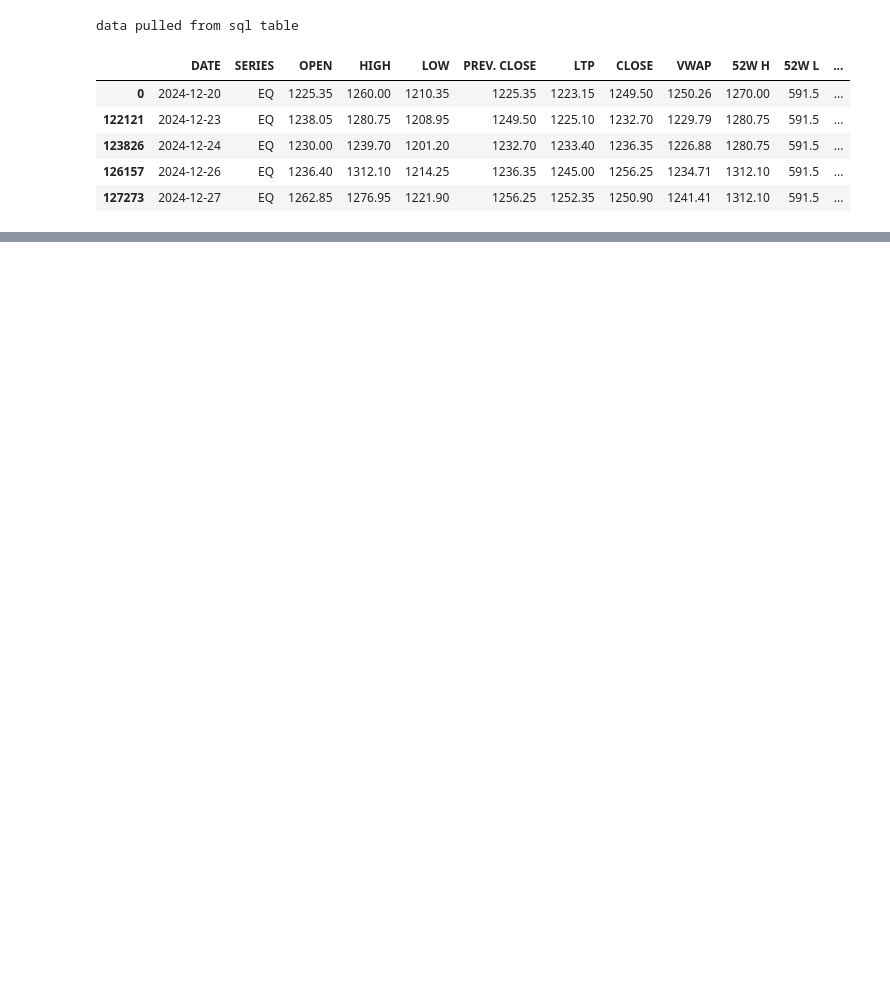
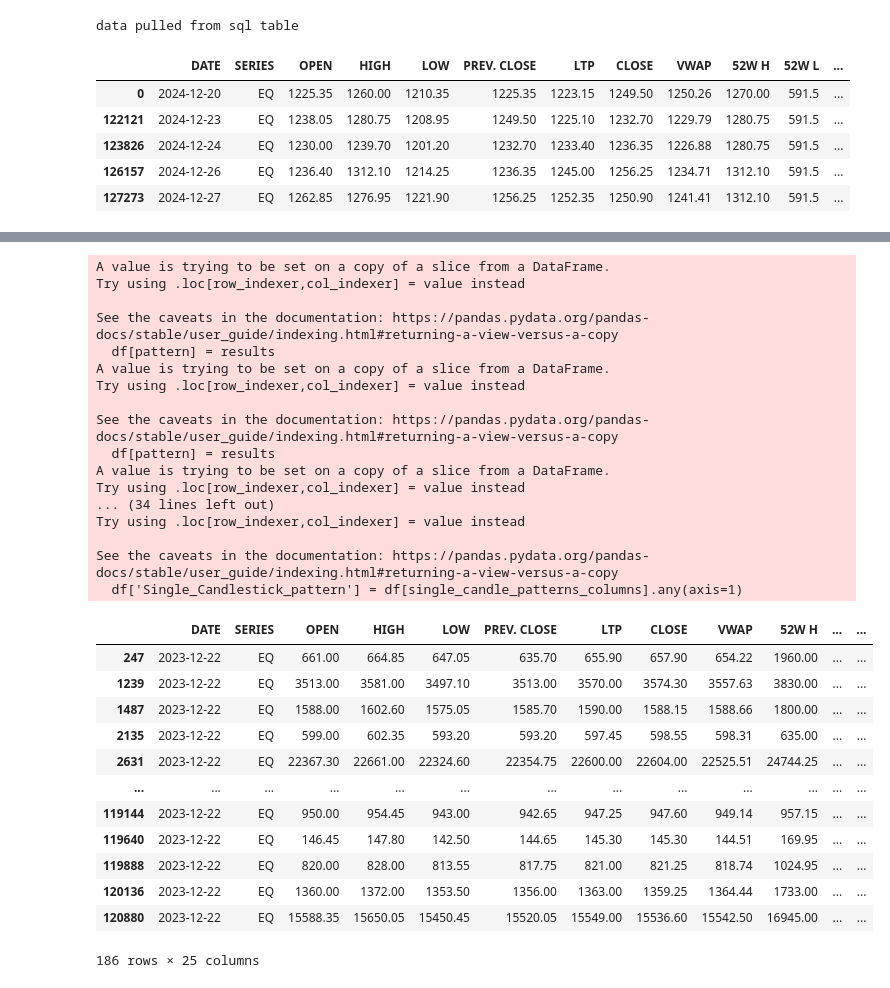
Before and after one commit to jai3703/chatbot_using_llm, a Jupyter notebook: technical_strategy.ipynb, the cells around one changed output, grey strips where cells are left out. Saved outputs shown, nothing was run; the diff lists cells and outputs as text; code cells hidden in the pictures; blank space fills up the shorter version.

```diff
--- a/technical_strategy.ipynb
+++ b/technical_strategy.ipynb
@@ -49,6 +49,14 @@ df_symbol.tail()
 | 126157 | 2024-12-26 | EQ | 1236.40 | 1312.10 | 1214.25 | 1236.35 | 1245.00 | 1256.25 | 1234.71 | 1312.10 | 591.5 | ... |
 | 127273 | 2024-12-27 | EQ | 1262.85 | 1276.95 | 1221.90 | 1256.25 | 1252.35 | 1250.90 | 1241.41 | 1312.10 | 591.5 | ... |
 # %%
+# Volume confirmation
+def volume_confirmation(days,df):
+    """Check if current volume exceeds 10-day average volume."""
+    df['Avg_Volume'] = df['VOLUME'].rolling(window=days).mean()
+    df['Volume_Confirmed'] = df['VOLUME'] > 1.1 * df['Avg_Volume']
+    return df
+
+
 def process_dataframe(df):
     patterns = {
         "Doji": [],
@@ -78,5 +86,17 @@ def process_dataframe(df):
     for pattern, results in patterns.items():
         df[pattern] = results
 
+    single_candle_patterns_columns = ["Doji",
+        "Four Price Doji",
+        "Long Legged Doji",
+        "Gravestone Doji",
+        "Dragonfly Doji",
+        "Hammer",
+        "Hanging Man",
+        "Bullish Marubozu",
+        "Bearish Marubozu"]
+    df = df.sort_values(by=['SYMBOL','DATE'])
+    df['Single_Candlestick_pattern'] = df[single_candle_patterns_columns].any(axis=1)
+    df = volume_confirmation(10,df)
     return df
 # %%
@@ -92,0 +132,35 @@ display(processed_df.head())
+# %%
+processed_df = process_dataframe(df_date)
+processed_df = processed_df[processed_df['Single_Candlestick_pattern']==True]
+processed_df
+# %% [output]
+A value is trying to be set on a copy of a slice from a DataFrame.
+Try using .loc[row_indexer,col_indexer] = value instead
+
+See the caveats in the documentation: https://pandas.pydata.org/pandas-docs/stable/user_guide/indexing.html#returning-a-view-versus-a-copy
+  df[pattern] = results
+A value is trying to be set on a copy of a slice from a DataFrame.
+Try using .loc[row_indexer,col_indexer] = value instead
+
+See the caveats in the documentation: https://pandas.pydata.org/pandas-docs/stable/user_guide/indexing.html#returning-a-view-versus-a-copy
+  df[pattern] = results
+A value is trying to be set on a copy of a slice from a DataFrame.
+Try using .loc[row_indexer,col_indexer] = value instead
+... (34 lines left out)
+Try using .loc[row_indexer,col_indexer] = value instead
+
+See the caveats in the documentation: https://pandas.pydata.org/pandas-docs/stable/user_guide/indexing.html#returning-a-view-versus-a-copy
+  df['Single_Candlestick_pattern'] = df[single_candle_patterns_columns].any(axis=1)
+|  | DATE | SERIES | OPEN | HIGH | LOW | PREV. CLOSE | LTP | CLOSE | VWAP | 52W H | ... | ... |
+| 247 | 2023-12-22 | EQ | 661.00 | 664.85 | 647.05 | 635.70 | 655.90 | 657.90 | 654.22 | 1960.00 | ... | ... |
+| 1239 | 2023-12-22 | EQ | 3513.00 | 3581.00 | 3497.10 | 3513.00 | 3570.00 | 3574.30 | 3557.63 | 3830.00 | ... | ... |
+| 1487 | 2023-12-22 | EQ | 1588.00 | 1602.60 | 1575.05 | 1585.70 | 1590.00 | 1588.15 | 1588.66 | 1800.00 | ... | ... |
+| 2135 | 2023-12-22 | EQ | 599.00 | 602.35 | 593.20 | 593.20 | 597.45 | 598.55 | 598.31 | 635.00 | ... | ... |
+| 2631 | 2023-12-22 | EQ | 22367.30 | 22661.00 | 22324.60 | 22354.75 | 22600.00 | 22604.00 | 22525.51 | 24744.25 | ... | ... |
+| ... | ... | ... | ... | ... | ... | ... | ... | ... | ... | ... | ... | ... |
+| 119144 | 2023-12-22 | EQ | 950.00 | 954.45 | 943.00 | 942.65 | 947.25 | 947.60 | 949.14 | 957.15 | ... | ... |
+| 119640 | 2023-12-22 | EQ | 146.45 | 147.80 | 142.50 | 144.65 | 145.30 | 145.30 | 144.51 | 169.95 | ... | ... |
+| 119888 | 2023-12-22 | EQ | 820.00 | 828.00 | 813.55 | 817.75 | 821.00 | 821.25 | 818.74 | 1024.95 | ... | ... |
+| 120136 | 2023-12-22 | EQ | 1360.00 | 1372.00 | 1353.50 | 1356.00 | 1363.00 | 1359.25 | 1364.44 | 1733.00 | ... | ... |
+| 120880 | 2023-12-22 | EQ | 15588.35 | 15650.05 | 15450.45 | 15520.05 | 15549.00 | 15536.60 | 15542.50 | 16945.00 | ... | ... |
+186 rows × 25 columns
```
Also changed, not shown: parts of 4 cells of this notebook, 3 other files.
